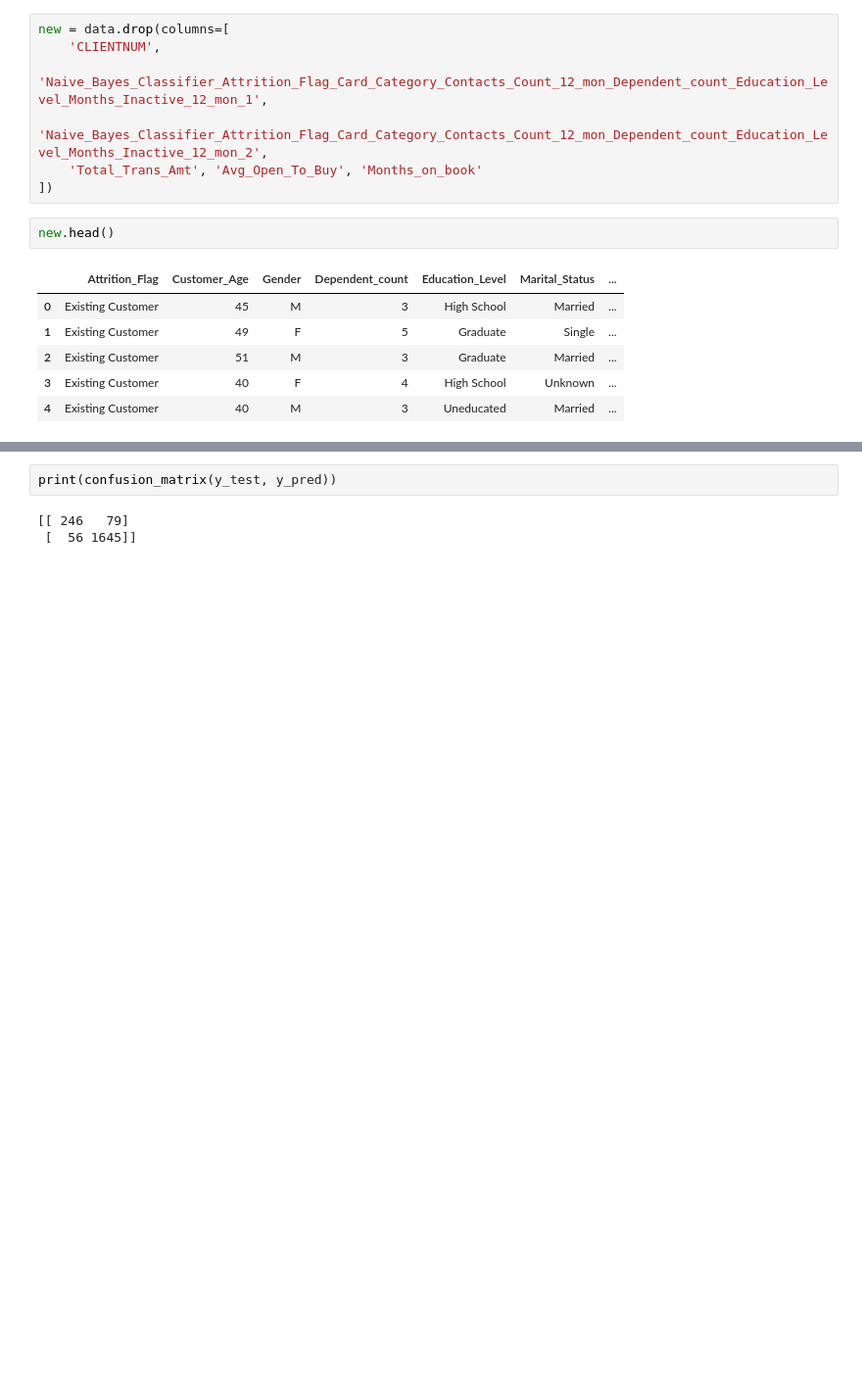
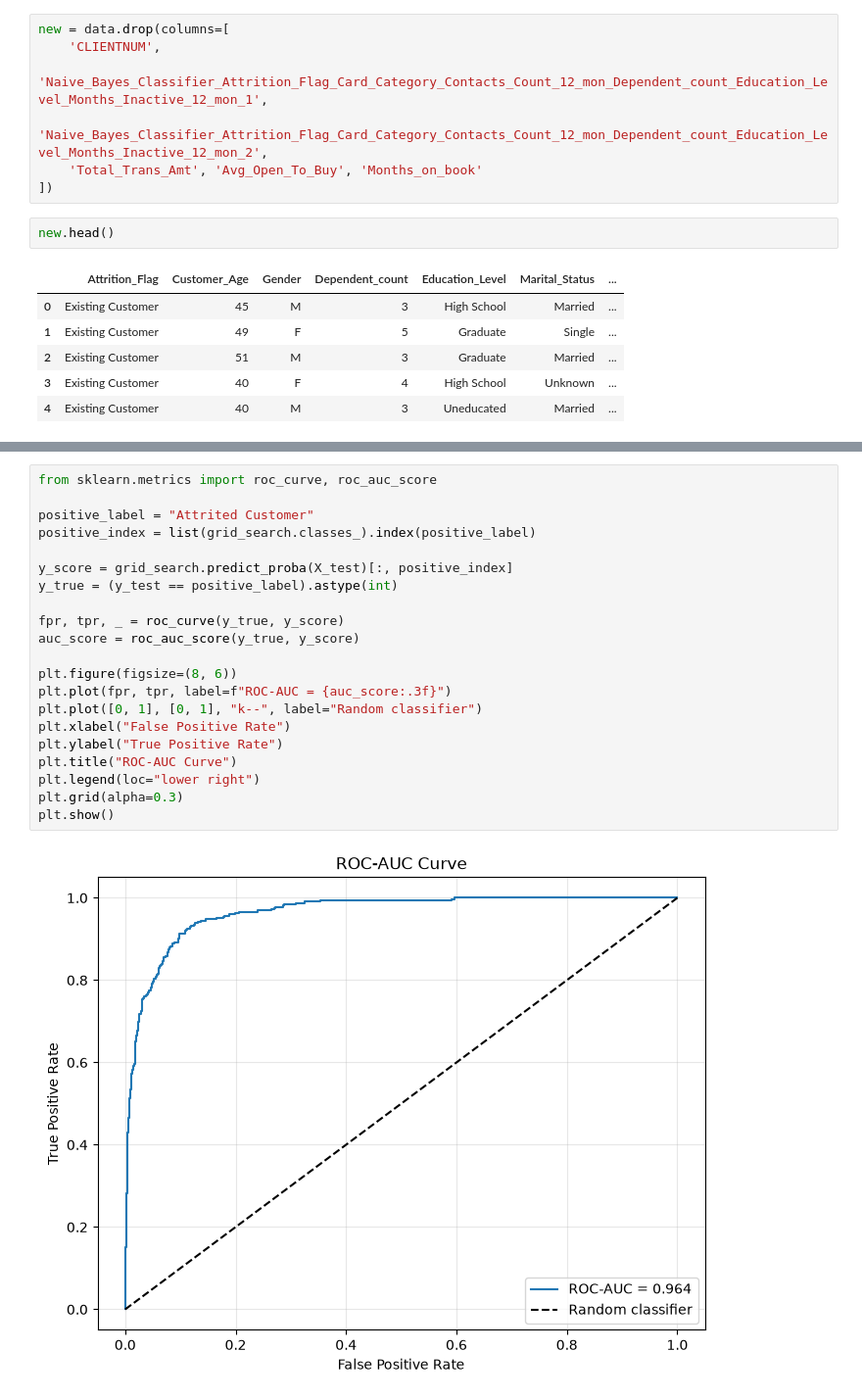
Before and after one commit to ParimalSarode/Bank-Churners, a Jupyter notebook: churn.ipynb, the cells around one changed output, grey strips where cells are left out. Shown at 98% size. Saved outputs shown, nothing was run; the diff lists cells and outputs as text; blank space fills up the shorter version.

```diff
--- a/churn.ipynb
+++ b/churn.ipynb
@@ -323,5 +238,23 @@ Existing Customer       0.95      0.97      0.96      1701
-# %%
-print(confusion_matrix(y_test, y_pred))
-# %% [output]
-[[ 246   79]
- [  56 1645]]
+# %%
+from sklearn.metrics import roc_curve, roc_auc_score
+
+positive_label = "Attrited Customer"
+positive_index = list(grid_search.classes_).index(positive_label)
+
+y_score = grid_search.predict_proba(X_test)[:, positive_index]
+y_true = (y_test == positive_label).astype(int)
+
+fpr, tpr, _ = roc_curve(y_true, y_score)
+auc_score = roc_auc_score(y_true, y_score)
+
+plt.figure(figsize=(8, 6))
+plt.plot(fpr, tpr, label=f"ROC-AUC = {auc_score:.3f}")
+plt.plot([0, 1], [0, 1], "k--", label="Random classifier")
+plt.xlabel("False Positive Rate")
+plt.ylabel("True Positive Rate")
+plt.title("ROC-AUC Curve")
+plt.legend(loc="lower right")
+plt.grid(alpha=0.3)
+plt.show()
+# %% [output]
+[figure, added]
```
Also changed, not shown: parts of 15 cells of this notebook, 4 other files.
